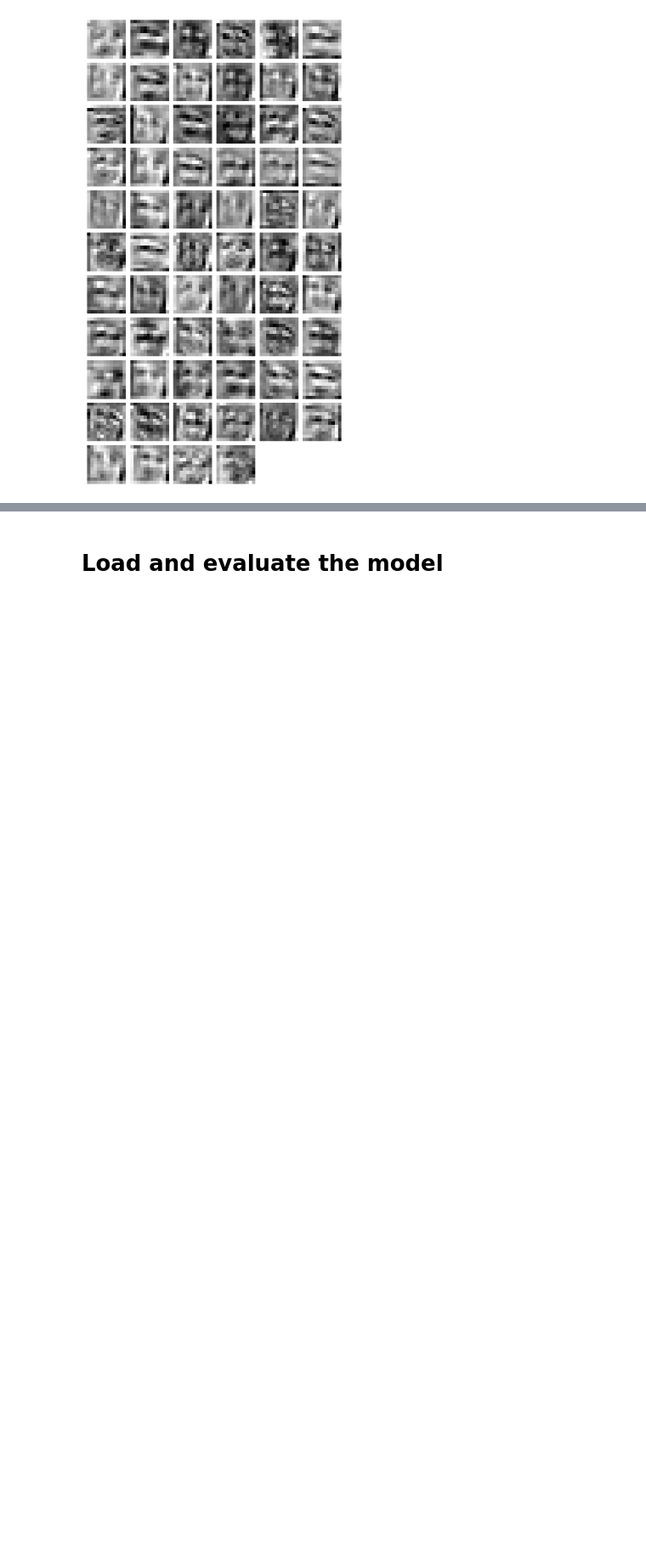
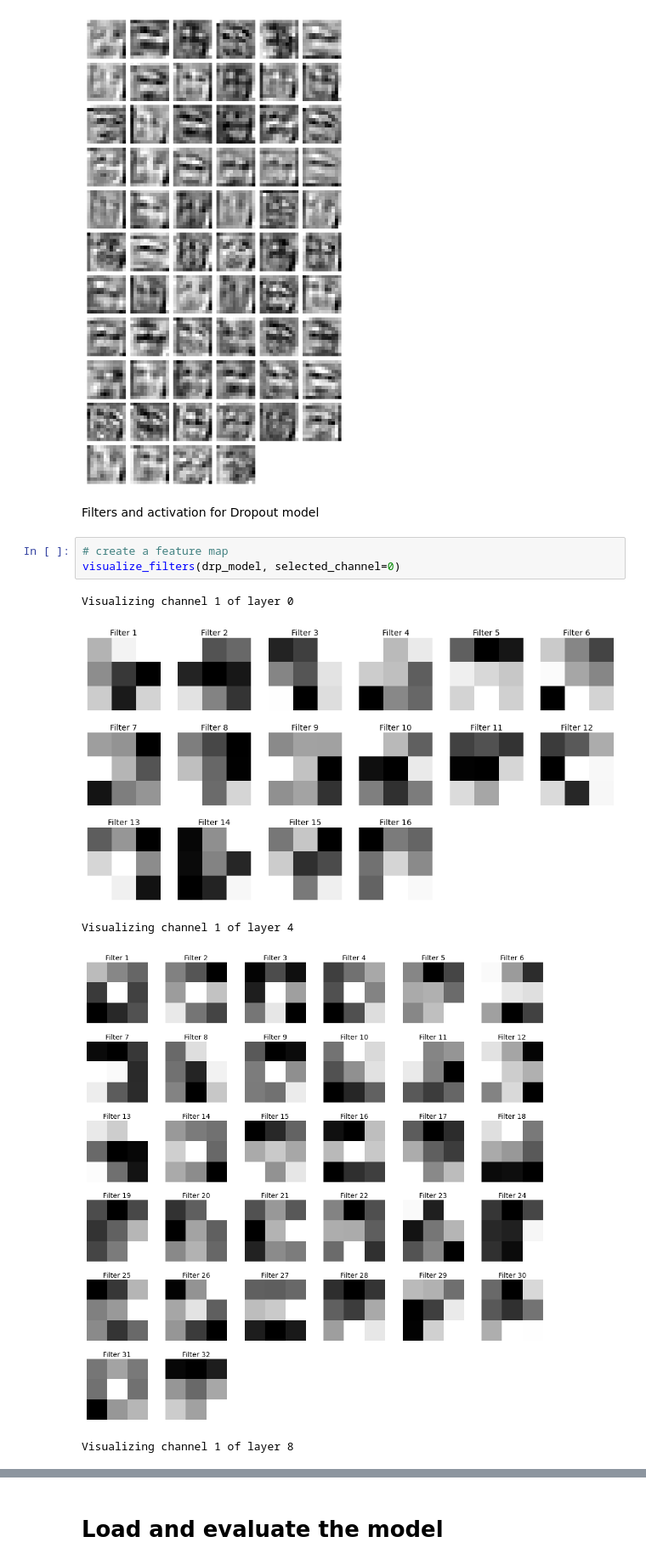
Before and after one commit to georgebaint/Computer-Vision-Facial-Expression-Recognition, a Jupyter notebook: training_and_evaluation.ipynb, the cells around one changed output, grey strips where cells are left out. Shown at 85% size. Drawn from its saved outputs; the diff is of its cells as text; blank space fills up the shorter version.

```diff
--- a/training_and_evaluation.ipynb
+++ b/training_and_evaluation.ipynb
@@ -540,3 +537,14 @@ visualize_activations(model1, data_loader_train, device)
 [figure]
 [figure]
 [figure]
+# %% [markdown]
+Filters and activation for Dropout model
+# %%
+# create a feature map
+visualize_filters(drp_model, selected_channel=0)
+# %% [output]
+Visualizing channel 1 of layer 0
+[figure, added]
+Visualizing channel 1 of layer 4
+[figure, added]
+Visualizing channel 1 of layer 8
```
Also changed, not shown: parts of 19 cells of this notebook, 4 other files.
